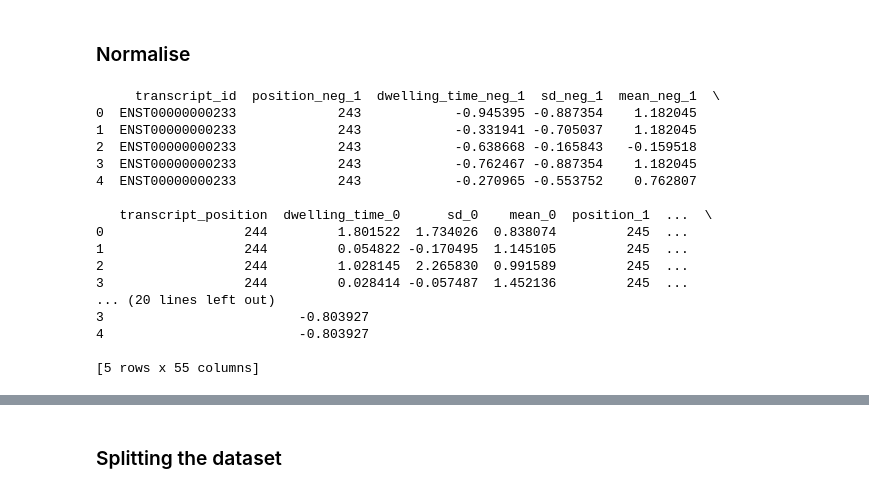
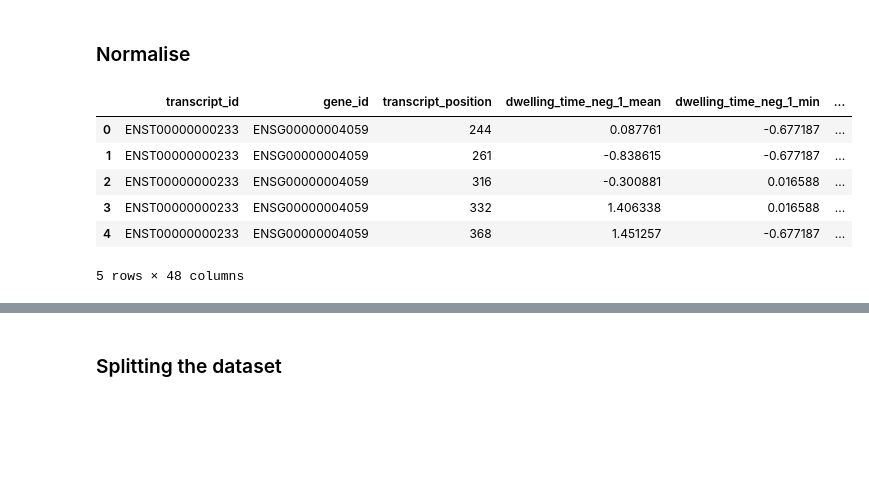
Before and after one commit to louisetxz/m6a-detection-project, a Jupyter notebook: notebook.ipynb, the cells around one changed output, grey strips where cells are left out. Saved outputs shown, nothing was run; the diff lists cells and outputs as text; code cells hidden in the pictures; blank space fills up the shorter version.

```diff
--- a/notebook.ipynb
+++ b/notebook.ipynb
@@ -236,22 +259,24 @@ averaged_df = reorder_columns(averaged_df)
 # %%
+# rolling difference for mean only
 def add_rolling(df):
-    # rolling difference between each read
+    # Define the pairs of columns to calculate differences for each metric
     calculations = {
-        'mean': [('mean_1', 'mean_0'), ('mean_0', 'mean_neg_1')],
-        'sd': [('sd_1', 'sd_0'), ('sd_0', 'sd_neg_1')],
-        'dwelling_time': [('dwelling_time_1', 'dwelling_time_0'), ('dwelling_time_0', 'dwelling_time_neg_1')]
+        'dwelling_time': [('dwelling_time_neg_1_mean', 'dwelling_time_0_mean'),
+                          ('dwelling_time_0_mean', 'dwelling_time_1_mean')],
+        'mean': [('mean_neg_1_mean', 'mean_0_mean'),
+                 ('mean_0_mean', 'mean_1_mean')],
+        'sd': [('sd_neg_1_mean', 'sd_0_mean'),
+               ('sd_0_mean', 'sd_1_mean')]
     }
 
     for metric, pairs in calculations.items():
         for first, second in pairs:
-            if 'neg' in second:
-                suffix_second = 'neg_1'
-            else:
-                suffix_second = '0'
-            df[f'{metric}_diff_{first[-1]}_{suffix_second}'] = df[first] - df[second]
+            # Create a new column with a unique name for the difference
+            df[f'{metric}_diff_{first}_{second}'] = df[first] - df[second]
+
     return df
 
-df = add_rolling(df)
+# df = add_rolling(df)
 averaged_df = add_rolling(averaged_df)
 # %%
 def get_unique_transcript_count(df):
@@ -306,50 +332,27 @@ Name: 0, dtype: object
 # %%
 from sklearn.preprocessing import StandardScaler
 
 # Initialize the scaler
 scaler = StandardScaler()
 
+excluded_columns = ['transcript_id', 'gene_id', 'transcript_position', 'label_first']
+
 # List of columns to scale
-scaled_columns = [
-    'dwelling_time_neg_1',
-    'sd_neg_1',
-    'mean_neg_1',
-    'dwelling_time_0',
-    'sd_0',
-    'mean_0',
-    'dwelling_time_1',
-    'sd_1',
-    'mean_1',
-    'mean_diff_1_0',
-    'mean_diff_0_neg_1',
-    'sd_diff_1_0',
-    'sd_diff_0_neg_1',
-    'dwelling_time_diff_1_0','dwelling_time_diff_0_neg_1', 'unique_transcript_count_per_gene'
-]
+scaled_columns = [col for col in averaged_df.columns if col not in excluded_columns]
 
 # Scale the selected columns
-df[scaled_columns] = scaler.fit_transform(df[scaled_columns])
+#df[scaled_columns] = scaler.fit_transform(df[scaled_columns])
 averaged_df[scaled_columns] = scaler.fit_transform(averaged_df[scaled_columns])
 # Check the modified DataFrame
-print(df.head())
+averaged_df.head()
 # %% [output]
+|  | transcript_id | gene_id | transcript_position | dwelling_time_neg_1_mean | dwelling_time_neg_1_min | ... |
+| 0 | ENST00000000233 | ENSG00000004059 | 244 | 0.087761 | -0.677187 | ... |
+| 1 | ENST00000000233 | ENSG00000004059 | 261 | -0.838615 | -0.677187 | ... |
+| 2 | ENST00000000233 | ENSG00000004059 | 316 | -0.300881 | 0.016588 | ... |
+| 3 | ENST00000000233 | ENSG00000004059 | 332 | 1.406338 | 0.016588 | ... |
+| 4 | ENST00000000233 | ENSG00000004059 | 368 | 1.451257 | -0.677187 | ... |
-     transcript_id  position_neg_1  dwelling_time_neg_1  sd_neg_1  mean_neg_1  \
-0  ENST00000000233             243            -0.945395 -0.887354    1.182045
-1  ENST00000000233             243            -0.331941 -0.705037    1.182045
-2  ENST00000000233             243            -0.638668 -0.165843   -0.159518
-3  ENST00000000233             243            -0.762467 -0.887354    1.182045
-4  ENST00000000233             243            -0.270965 -0.553752    0.762807
-
-   transcript_position  dwelling_time_0      sd_0    mean_0  position_1  ...  \
-0                  244         1.801522  1.734026  0.838074         245  ...
-1                  244         0.054822 -0.170495  1.145105         245  ...
-2                  244         1.028145  2.265830  0.991589         245  ...
-3                  244         0.028414 -0.057487  1.452136         245  ...
-... (20 lines left out)
-3                         -0.803927
-4                         -0.803927
-
-[5 rows x 55 columns]
+5 rows × 48 columns
 # %%
 averaged_df.iloc[0,:]
 # %% [output]
```
Also changed, not shown: parts of 36 cells of this notebook.
